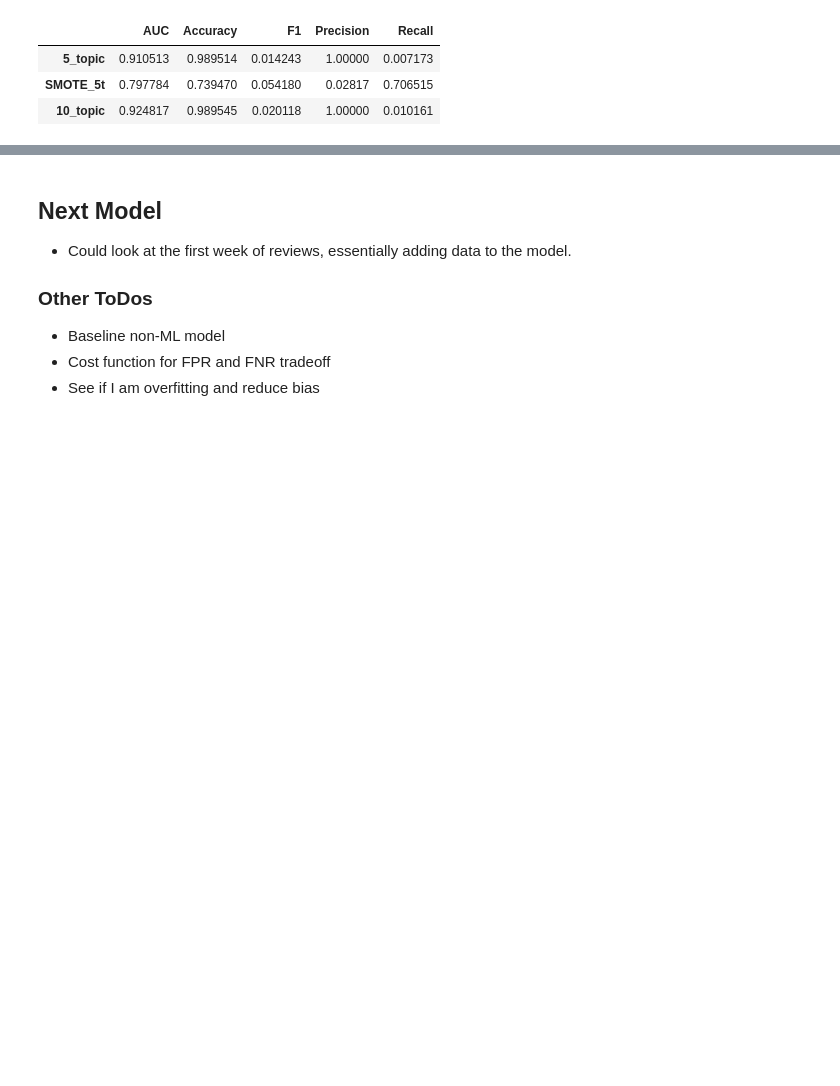
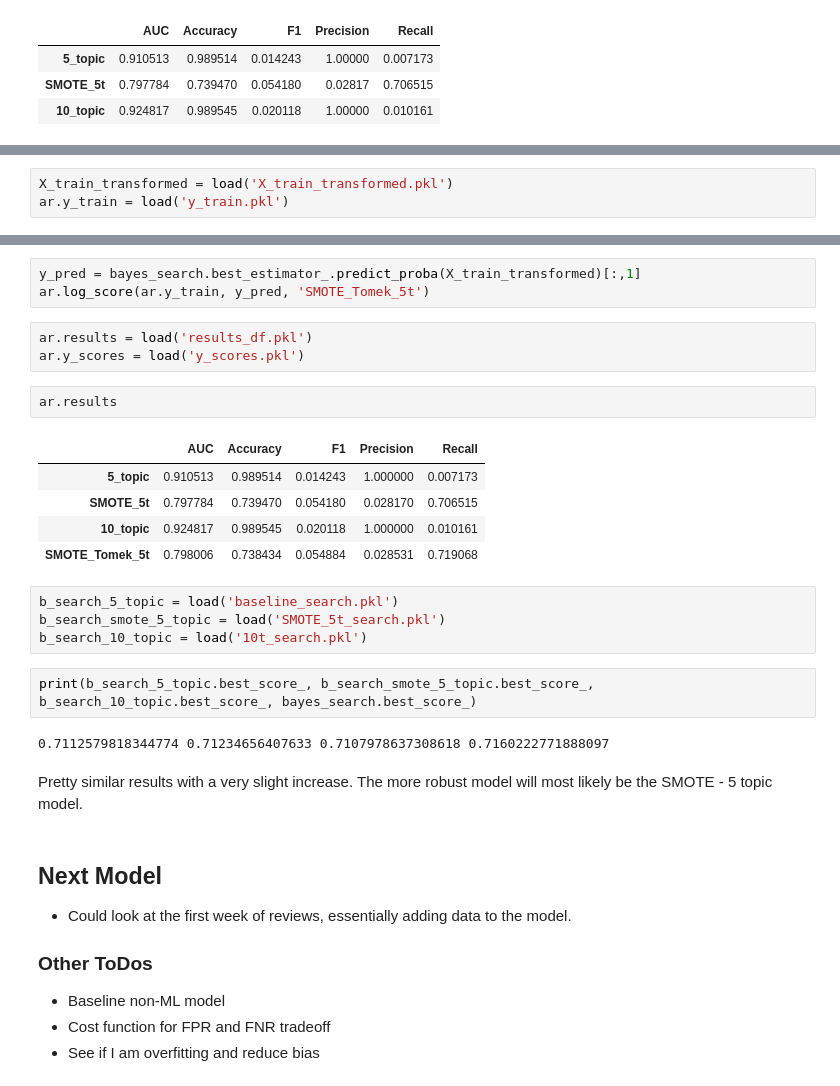
Before and after one commit to jason-sa/amazon_product_trend_classification, a Jupyter notebook: py_files/Amazon_Reviews_Model_Selection.ipynb, the cells around one changed output, grey strips where cells are left out. Saved outputs shown, nothing was run; the diff lists cells and outputs as text; blank space fills up the shorter version.

Commit message:
ran a SMOTE-tomek model

```diff
--- a/py_files/Amazon_Reviews_Model_Selection.ipynb
+++ b/py_files/Amazon_Reviews_Model_Selection.ipynb
@@ -447,0 +467,3 @@ ar.results
+# %%
+X_train_transformed = load('X_train_transformed.pkl')
+ar.y_train = load('y_train.pkl')
@@ -448,3 +508,27 @@ ar.results
+# %%
+y_pred = bayes_search.best_estimator_.predict_proba(X_train_transformed)[:,1]
+ar.log_score(ar.y_train, y_pred, 'SMOTE_Tomek_5t')
+# %%
+ar.results = load('results_df.pkl')
+ar.y_scores = load('y_scores.pkl')
+# %%
+ar.results
+# %% [output]
+|  | AUC | Accuracy | F1 | Precision | Recall |
+| 5_topic | 0.910513 | 0.989514 | 0.014243 | 1.000000 | 0.007173 |
+| SMOTE_5t | 0.797784 | 0.739470 | 0.054180 | 0.028170 | 0.706515 |
+| 10_topic | 0.924817 | 0.989545 | 0.020118 | 1.000000 | 0.010161 |
+| SMOTE_Tomek_5t | 0.798006 | 0.738434 | 0.054884 | 0.028531 | 0.719068 |
+# %%
+b_search_5_topic = load('baseline_search.pkl')
+b_search_smote_5_topic = load('SMOTE_5t_search.pkl')
+b_search_10_topic = load('10t_search.pkl')
+# %%
+print(b_search_5_topic.best_score_, b_search_smote_5_topic.best_score_, b_search_10_topic.best_score_, bayes_search.best_score_)
+# %% [output]
+0.7112579818344774 0.71234656407633 0.7107978637308618 0.7160222771888097
+# %% [markdown]
+Pretty similar results with a very slight increase. The more robust model will most likely be the SMOTE - 5 topic model.
 # %% [markdown]
 ## Next Model
 * Could look at the first week of reviews, essentially adding data to the model.
```
Also changed, not shown: parts of 3 cells of this notebook.
